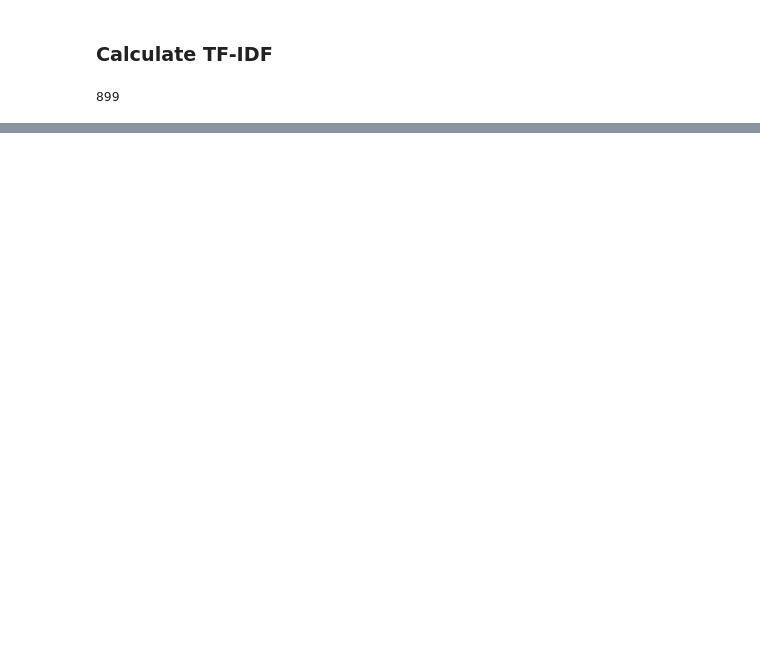
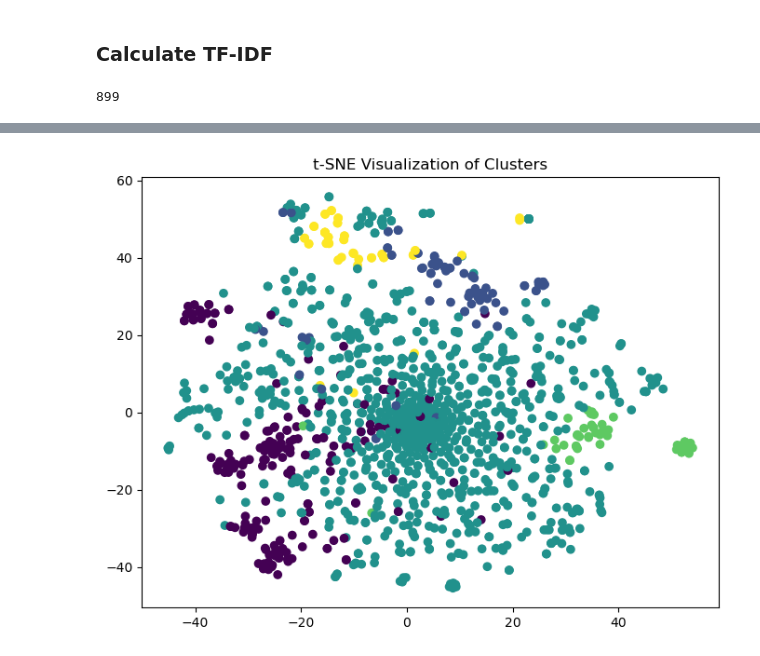
Before and after one commit to imod/ml_ta, a Jupyter notebook: rai_db_clustering.ipynb, the cells around one changed output, grey strips where cells are left out. Drawn from its saved outputs; the diff is of its cells as text; code cells hidden in the pictures; blank space fills up the shorter version.

Commit message:
add KMeans Model with visualisation inline LDA visualisation

```diff
--- a/rai_db_clustering.ipynb
+++ b/rai_db_clustering.ipynb
@@ -369,0 +384,18 @@ Panel saved to panel.html
+# %%
+# Define the number of clusters
+num_clusters = 5
+
+# Create a KMeans model
+kmeans = KMeans(n_clusters=num_clusters, random_state=42)
+
+# Fit the model to the document-term matrix
+kmeans.fit(doc_term_matrix)
+
+# Get the cluster labels
+kmeans_labels = kmeans.labels_
+
+# Add the cluster labels to the dataframe
+df_grouped['KMeans_Cluster'] = kmeans_labels
+
+# Display the first few rows of the dataframe with the new cluster labels
+display(df_grouped.head())
@@ -369,0 +409,15 @@ Panel saved to panel.html
+# %%
+from sklearn.manifold import TSNE
+import matplotlib.pyplot as plt
+
+# Apply t-SNE for dimensionality reduction
+tsne = TSNE(n_components=2, random_state=42, init="random")
+X_tsne = tsne.fit_transform(doc_term_matrix)
+
+# Plotting the clusters
+plt.figure(figsize=(8, 6))
+plt.scatter(X_tsne[:, 0], X_tsne[:, 1], c=kmeans_labels, cmap='viridis', marker='o')
+plt.title('t-SNE Visualization of Clusters')
+plt.show()
+# %% [output]
+[figure, added]
```
Also changed, not shown: parts of 12 cells of this notebook.
